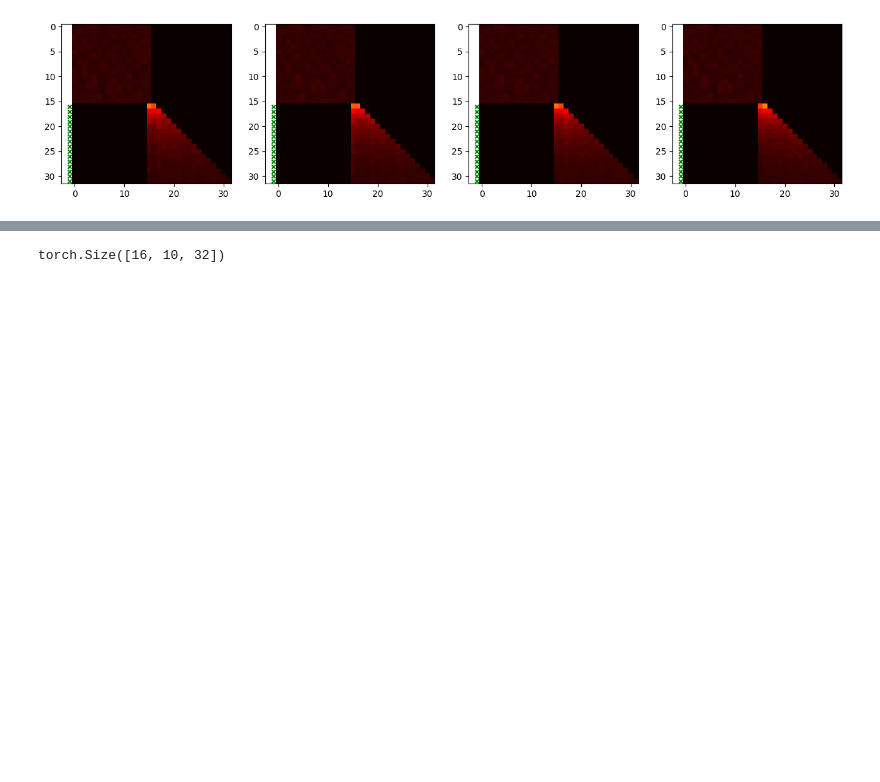
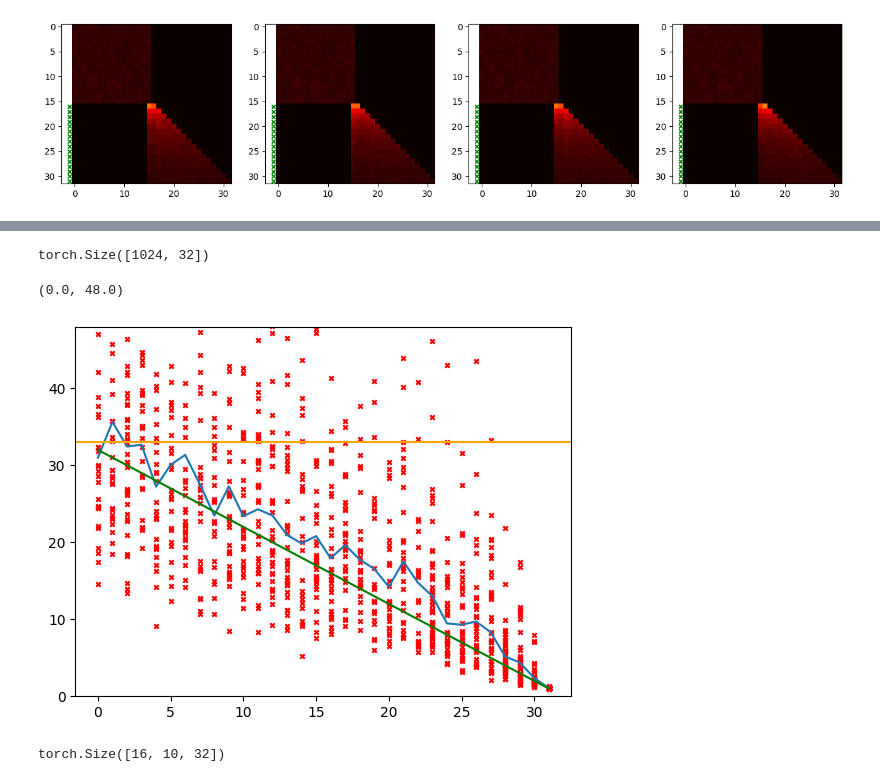
Before and after one commit to akarshkumar0101/transformer-memory, a Jupyter notebook: transformer-distilation/test.ipynb, the cells around one changed output, grey strips where cells are left out. Drawn from its saved outputs; the diff is of its cells as text; code cells hidden in the pictures; blank space fills up the shorter version.

```diff
--- a/transformer-distilation/test.ipynb
+++ b/transformer-distilation/test.ipynb
@@ -72,3 +338,23 @@ assert torch.allclose(x[:, 16:], b[16:])
+# %%
+bs = 1024
+tok = train.generate_batch(33, 33, bs)
+x, y = tok[:, :-1], tok[:, 1:]
+logits = teacher(x)
+loss_pred = torch.nn.functional.cross_entropy(rearrange(logits, "b t d -> (b t) d"), rearrange(y, "b t -> (b t)"), reduction="none")
+loss_pred = rearrange(loss_pred, "(b t) -> b t", b=bs)
+# %%
+loss_pred.shape
+# %% [output]
+torch.Size([1024, 32])
+# %%
+plt.scatter(teacher.idxs_dec, loss_pred.detach().cpu()[torch.arange(bs), teacher.idxs_dec].exp(), s=10., marker='x', c='r')
+plt.plot([loss_pred[teacher.idxs_dec==i][:, i].mean().exp().item() for i in range(32)])
+plt.plot([33-i-1 for i in range(32)], c='green')
+plt.axhline(33, c='orange')
+plt.ylim(0, 48)
+# %% [output]
+(0.0, 48.0)
+[figure, added]
 # %%
 mha = nn.MultiheadAttention(32, 4, batch_first=True)
 # %%
```
Also changed, not shown: parts of 28 cells of this notebook, 5 other files.
